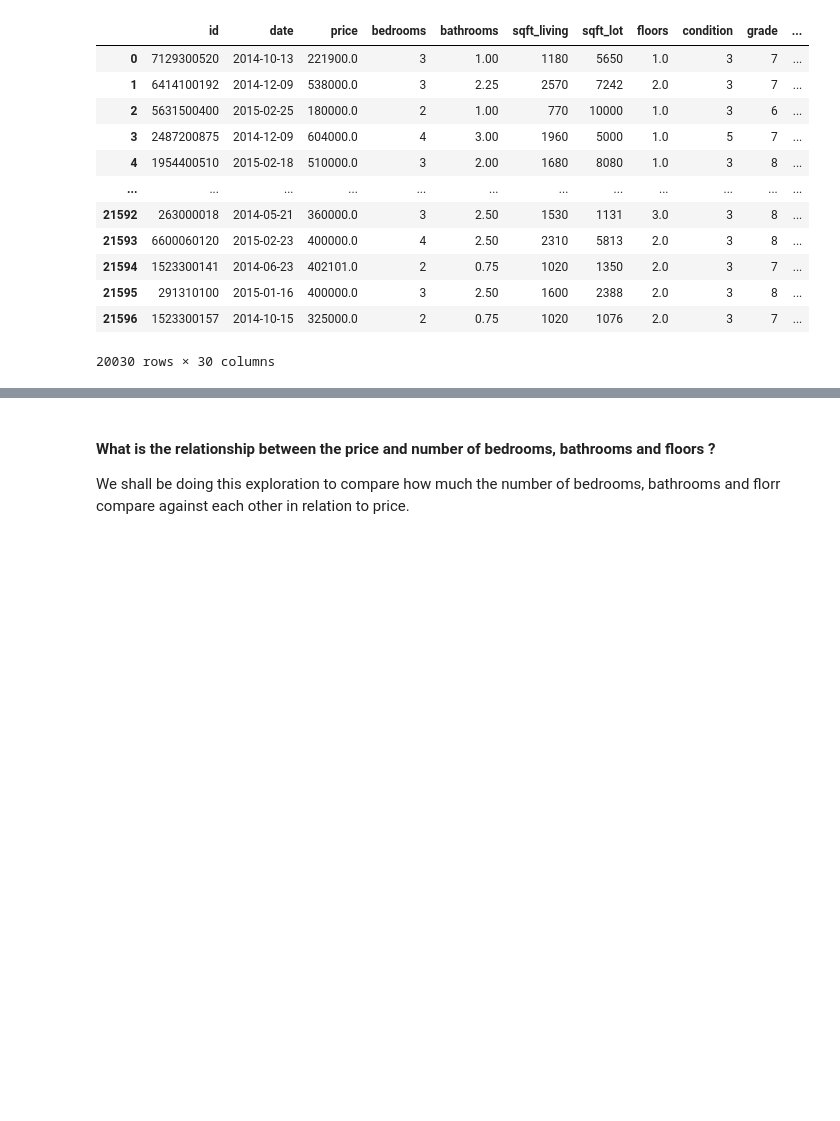
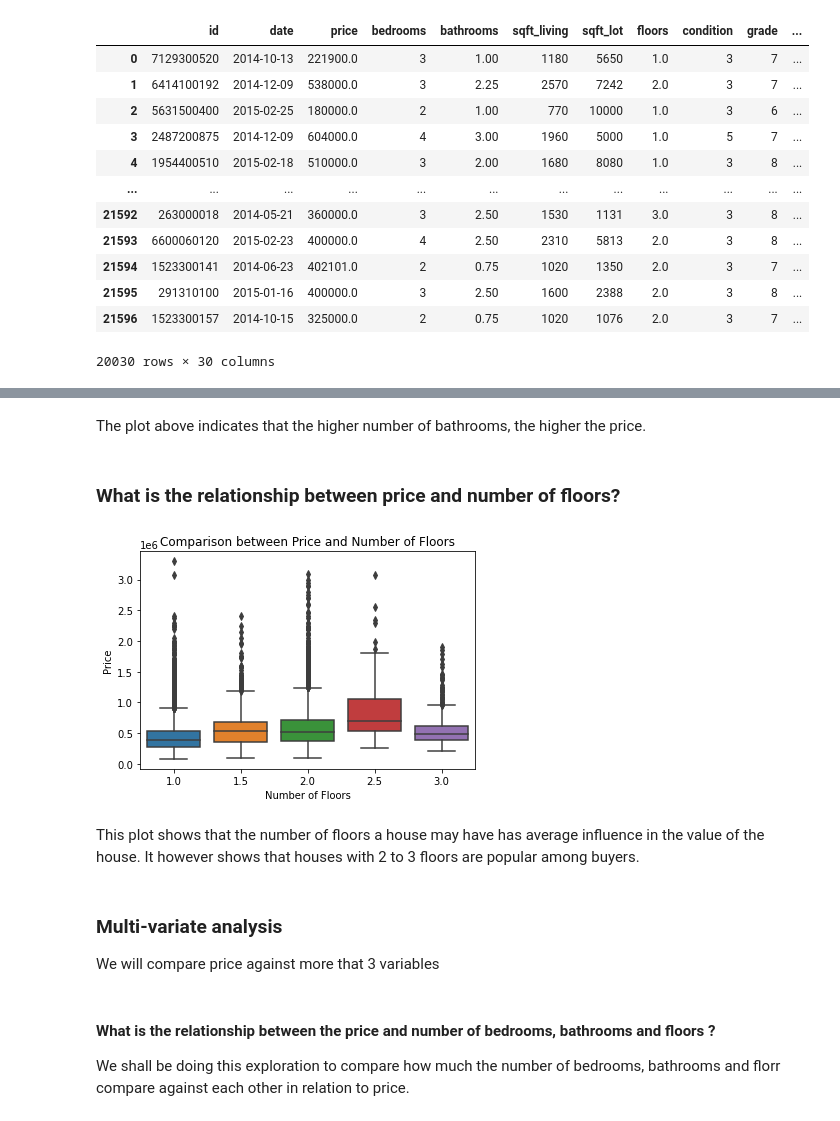
Before and after one commit to Isaac-Ndirangu-Muturi-749/Housing-Affordability-Analysis-in-King-County-Seattle, a Jupyter notebook: student.ipynb, the cells around one changed output, grey strips where cells are left out. Saved outputs shown, nothing was run; the diff lists cells and outputs as text; code cells hidden in the pictures; blank space fills up the shorter version.

```diff
--- a/student.ipynb
+++ b/student.ipynb
@@ -998,3 +954,25 @@ we dont notice any problems with multicollinearity
+# %% [markdown]
+The plot above indicates that the higher number of bathrooms, the higher the price.
+# %% [markdown]
+### What is the relationship between price and number of floors?
+# %%
+# create a box plot
+sns.boxplot(x="floors", y="price", data=house_df)
+
+# set the plot title and labels for x and y axes
+plt.title("Comparison between Price and Number of Floors")
+plt.xlabel("Number of Floors")
+plt.ylabel("Price")
+
+# show the plot
+plt.show()
+# %% [output]
+[figure, added]
+# %% [markdown]
+This plot shows that the number of floors a house may have has average influence in the value of the house. It however shows that houses with 2 to 3 floors are popular among buyers.
+# %% [markdown]
+### Multi-variate analysis
+We will compare price against more that 3 variables
 # %% [markdown]
 #### What is the relationship between the price and number of bedrooms, bathrooms and floors ?
 
```
Also changed, not shown: parts of 60 cells of this notebook.
